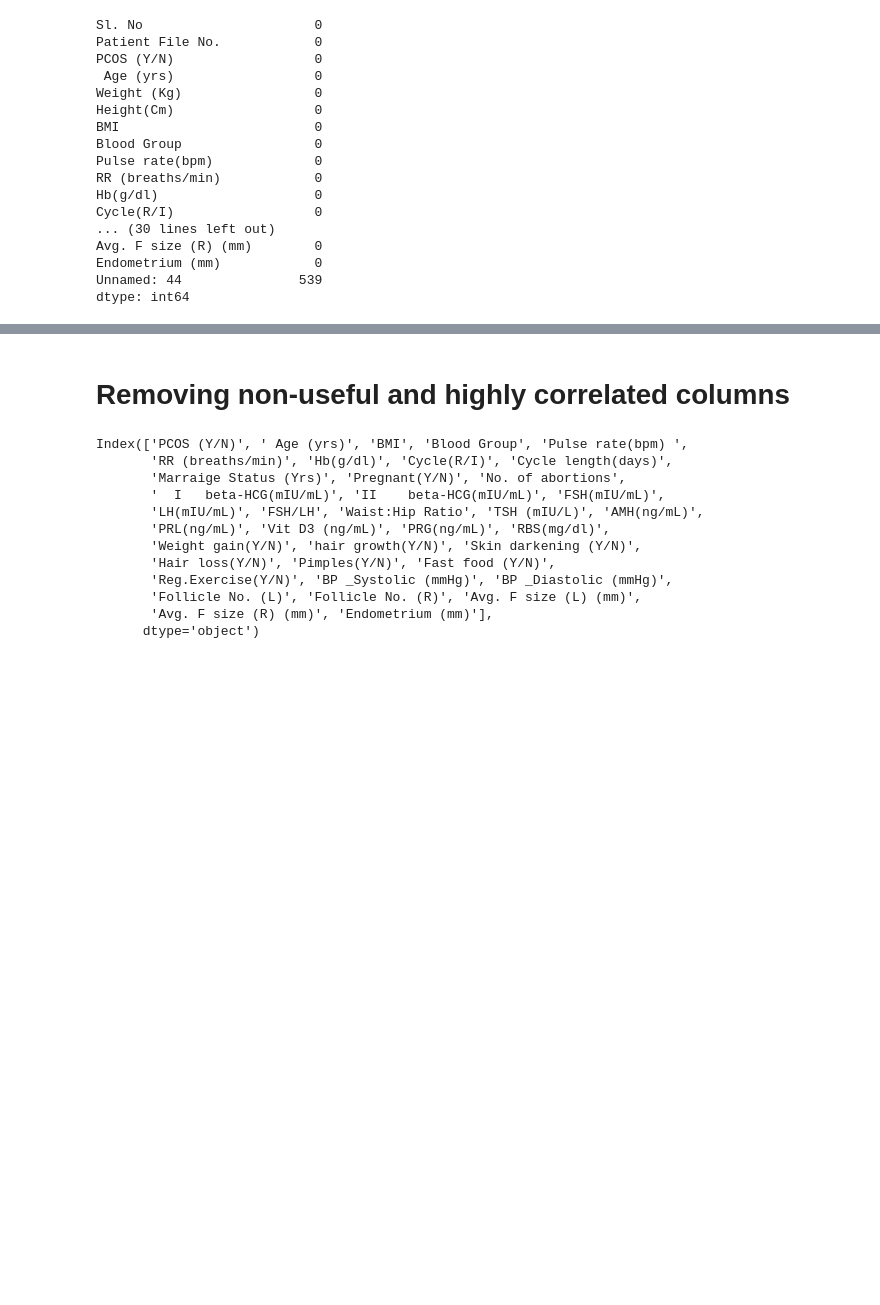
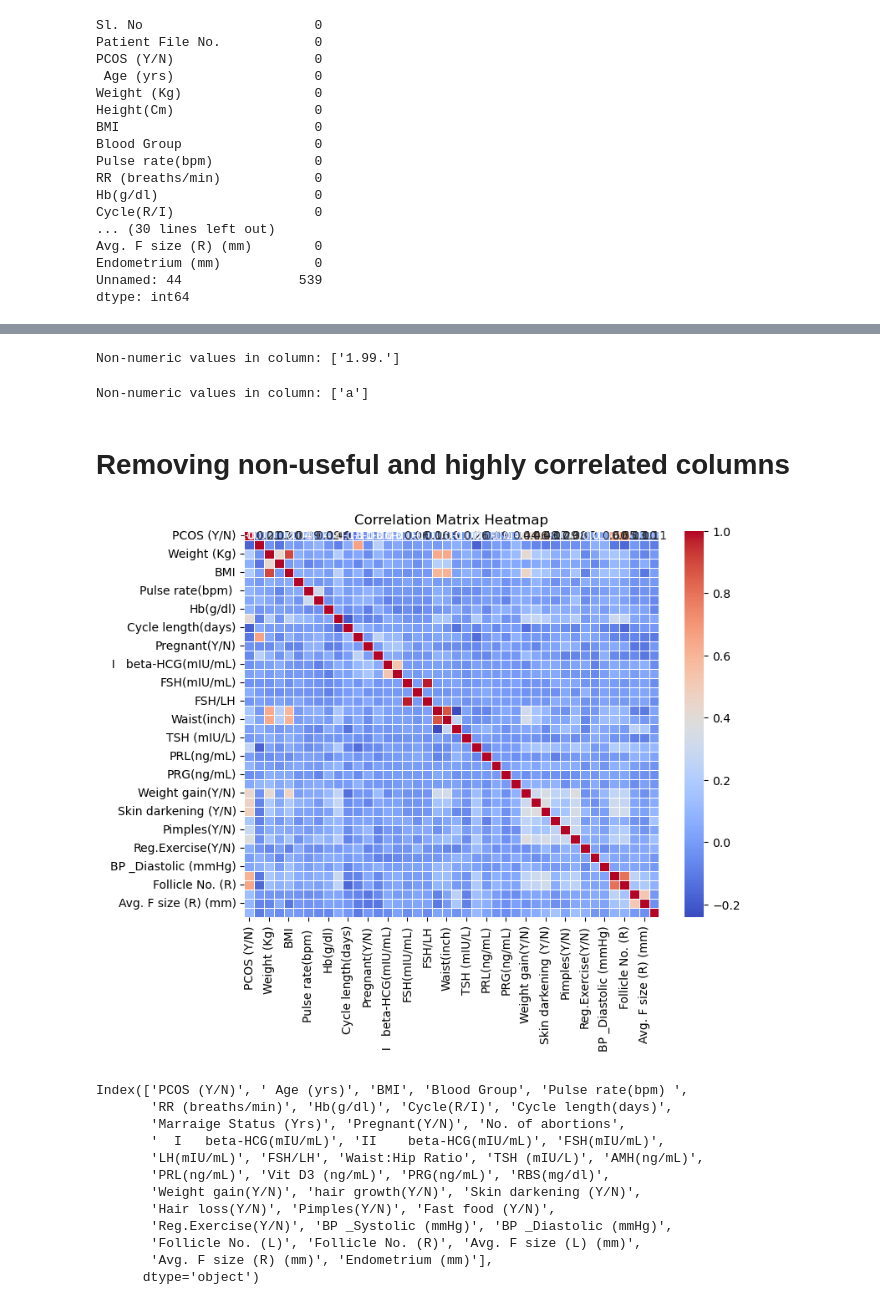
Before and after one commit to stacychann/dsa4262_pcos, a Jupyter notebook: Cleaning_EDA.ipynb, the cells around one changed output, grey strips where cells are left out. Saved outputs shown, nothing was run; the diff lists cells and outputs as text; code cells hidden in the pictures; blank space fills up the shorter version.

```diff
--- a/Cleaning_EDA.ipynb
+++ b/Cleaning_EDA.ipynb
@@ -82,3 +91,34 @@ dtype: int64
+# %%
+non_numeric_values = df[pd.to_numeric(df['II    beta-HCG(mIU/mL)'], errors='coerce').isna() & df['II    beta-HCG(mIU/mL)'].notna()]['II    beta-HCG(mIU/mL)']
+
+print("Non-numeric values in column:", non_numeric_values.tolist())
+# %% [output]
+Non-numeric values in column: ['1.99.']
+# %%
+non_numeric_values = df[pd.to_numeric(df['AMH(ng/mL)'], errors='coerce').isna() & df['AMH(ng/mL)'].notna()]['AMH(ng/mL)']
+
+print("Non-numeric values in column:", non_numeric_values.tolist())
+# %% [output]
+Non-numeric values in column: ['a']
+# %%
+# change the values to numeric
+#1.99. high likely is a typo (extra .), so we remove the '.'
+df.loc[df['II    beta-HCG(mIU/mL)'] == '1.99.', 'II    beta-HCG(mIU/mL)'] = 1.99
+
+# 'a' does not make sense here, so we change it to NaN
+df.loc[df['AMH(ng/mL)'] == 'a', 'AMH(ng/mL)'] = np.nan
 # %% [markdown]
 # Removing non-useful and highly correlated columns
+# %%
+#S1. No and Patient File No. are both just numbering the patients, hence will not provide any useful information
+
+df.drop(columns = ['Sl. No','Patient File No.','Unnamed: 44'],axis=1,inplace=True)
+# %%
+corr = df.corr()
+plt.figure(figsize=(8, 6))
+sns.heatmap(corr, annot=True, cmap='coolwarm', fmt=".2f", linewidths=0.5)
+plt.title("Correlation Matrix Heatmap")
+plt.show()
+# %% [output]
+[figure, added]
 # %%
```
Also changed, not shown: parts of 4 cells of this notebook, 1 other file.
